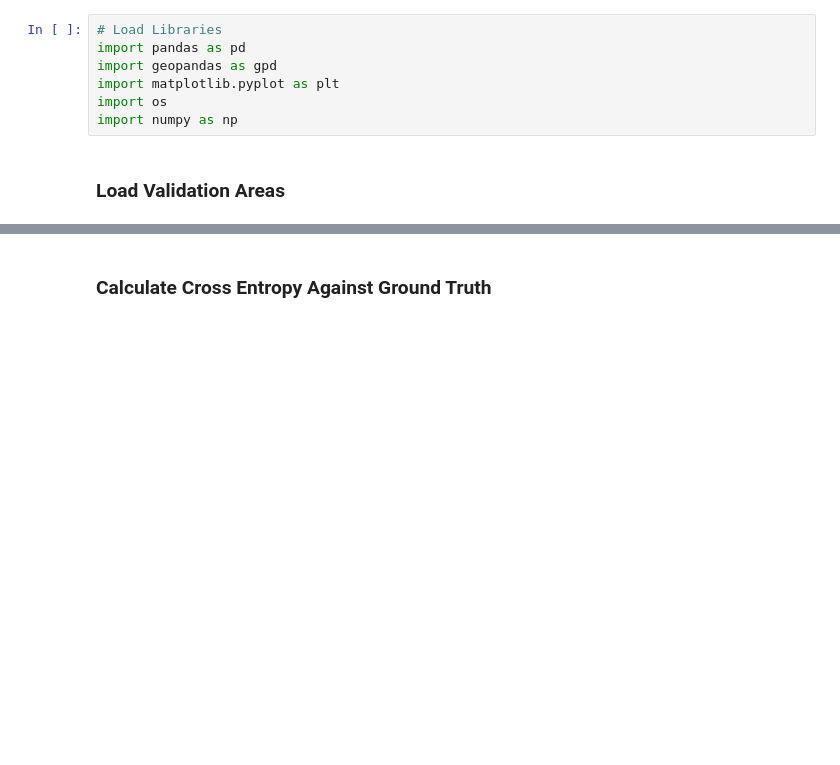
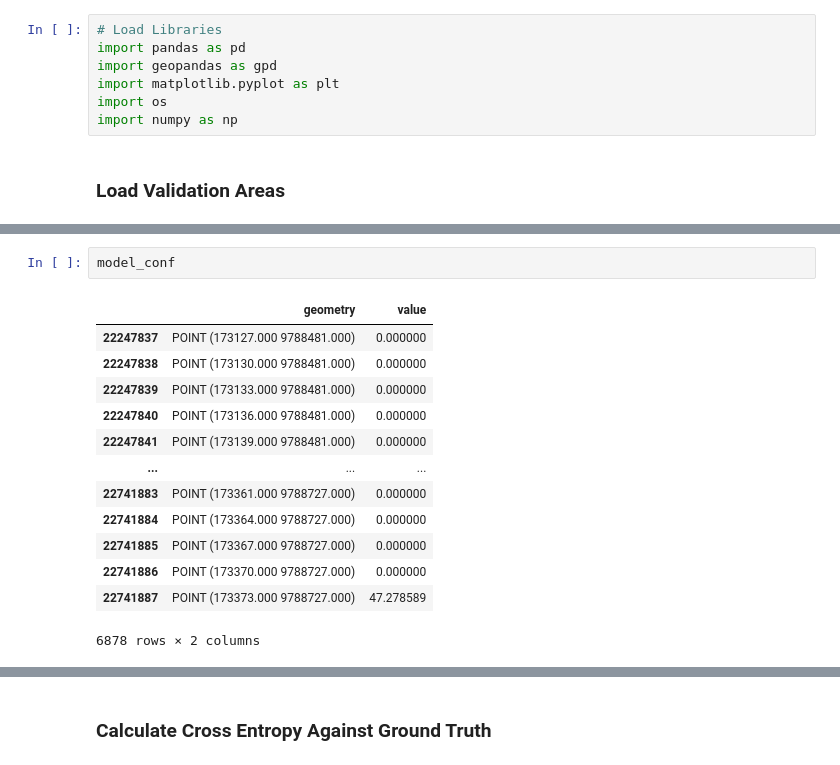
Before and after one commit to emzu/probabilistic_urban_evolution, a Jupyter notebook: Footprint_Validation.ipynb, the cells around one changed output, grey strips where cells are left out. Drawn from its saved outputs; the diff is of its cells as text; blank space fills up the shorter version.

```diff
--- a/Footprint_Validation.ipynb
+++ b/Footprint_Validation.ipynb
@@ -35,0 +54,16 @@ gt.plot(ax=ax, color = "black")
+# %%
+model_conf
+# %% [output]
+|  | geometry | value |
+| 22247837 | POINT (173127.000 9788481.000) | 0.000000 |
+| 22247838 | POINT (173130.000 9788481.000) | 0.000000 |
+| 22247839 | POINT (173133.000 9788481.000) | 0.000000 |
+| 22247840 | POINT (173136.000 9788481.000) | 0.000000 |
+| 22247841 | POINT (173139.000 9788481.000) | 0.000000 |
+| ... | ... | ... |
+| 22741883 | POINT (173361.000 9788727.000) | 0.000000 |
+| 22741884 | POINT (173364.000 9788727.000) | 0.000000 |
+| 22741885 | POINT (173367.000 9788727.000) | 0.000000 |
+| 22741886 | POINT (173370.000 9788727.000) | 0.000000 |
+| 22741887 | POINT (173373.000 9788727.000) | 47.278589 |
+6878 rows × 2 columns
```
Also changed, not shown: parts of 10 cells of this notebook.
